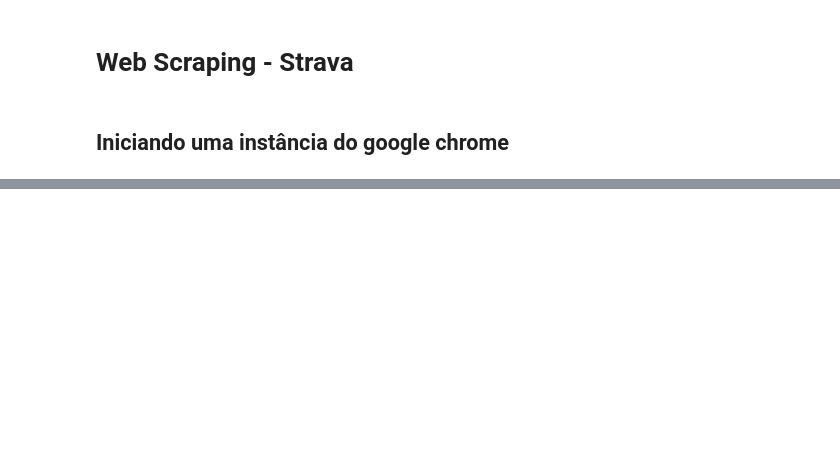
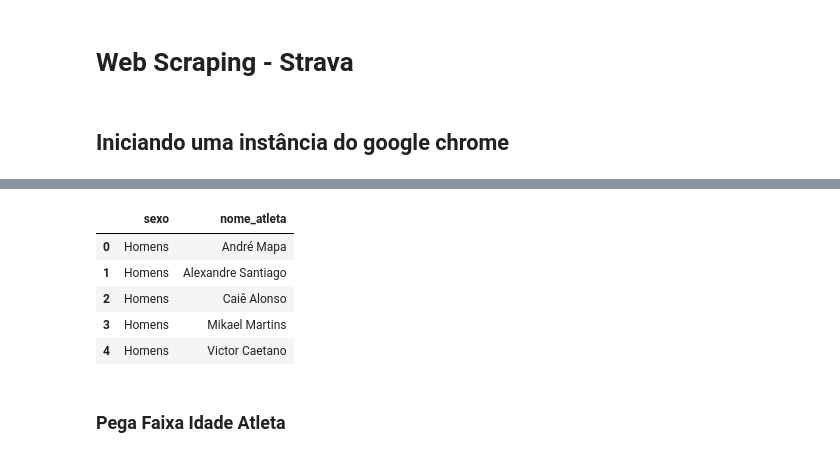
Before and after one commit to joaomts/-strava_analytics, a Jupyter notebook: web_scrapping_strava.ipynb, the cells around one changed output, grey strips where cells are left out. Cells and saved outputs as stored; diff of their text form; code cells hidden in the pictures; blank space fills up the shorter version.

```diff
--- a/web_scrapping_strava.ipynb
+++ b/web_scrapping_strava.ipynb
@@ -579,0 +227,33 @@ botao_busca.click()
+# %%
+"""def pega_dados_atletas():
+    # Selecionando os dados dos corredores
+    s = 1
+    n = 1
+    num_pag = verifica_num_pag()
+
+    for i in range(1, num_pag-1):
+        clicar_na_pagina(i)
+        for j in range(s, n):
+            try: # Verificando em qual aba está - 1 a 5 - caso não esteja na aba certa, clica-se na aba correta
+                driver.find_element(
+                    by=By.XPATH,
+                    value=f'//*[@id="results"]/nav/ul/li[{i+1}]/a',
+                    ).click()
+                sleep(2)
+                driver.find_element(
+                    by = By.XPATH,
+                    value = f'//*[@id="results"]/table/tbody/tr[{j}]/td[3]/a',
+                    ).click() # Clicando no link do atleta
+                driver.back()
+                sleep(2)
+
+            except Exception: # Caso ja esteja na aba correta, vai direto pro atleta
+                try:
+                    driver.find_element(
+                        by = By.XPATH,
+                        value = f'//*[@id="results"]/table/tbody/tr[{j}]/td[3]/a',
+                        ).click() # Clicando no link do atleta
+                    driver.back()
+                    sleep(2)
+                except Exception:
+                    break"""
@@ -579,0 +428,13 @@ botao_busca.click()
+# %%
+df_sexo = pd.DataFrame(columns=["sexo", "nome_atleta"])
+df_sexo_atletas = pega_sexo_nomes(df_sexo)
+df_sexo_atletas.head()
+# %% [output]
+|  | sexo | nome_atleta |
+| 0 | Homens | André Mapa |
+| 1 | Homens | Alexandre Santiago |
+| 2 | Homens | Caiê Alonso |
+| 3 | Homens | Mikael Martins |
+| 4 | Homens | Victor Caetano |
+# %% [markdown]
+### Pega Faixa Idade Atleta
```
Also changed, not shown: parts of 52 cells of this notebook, 2 other files.
